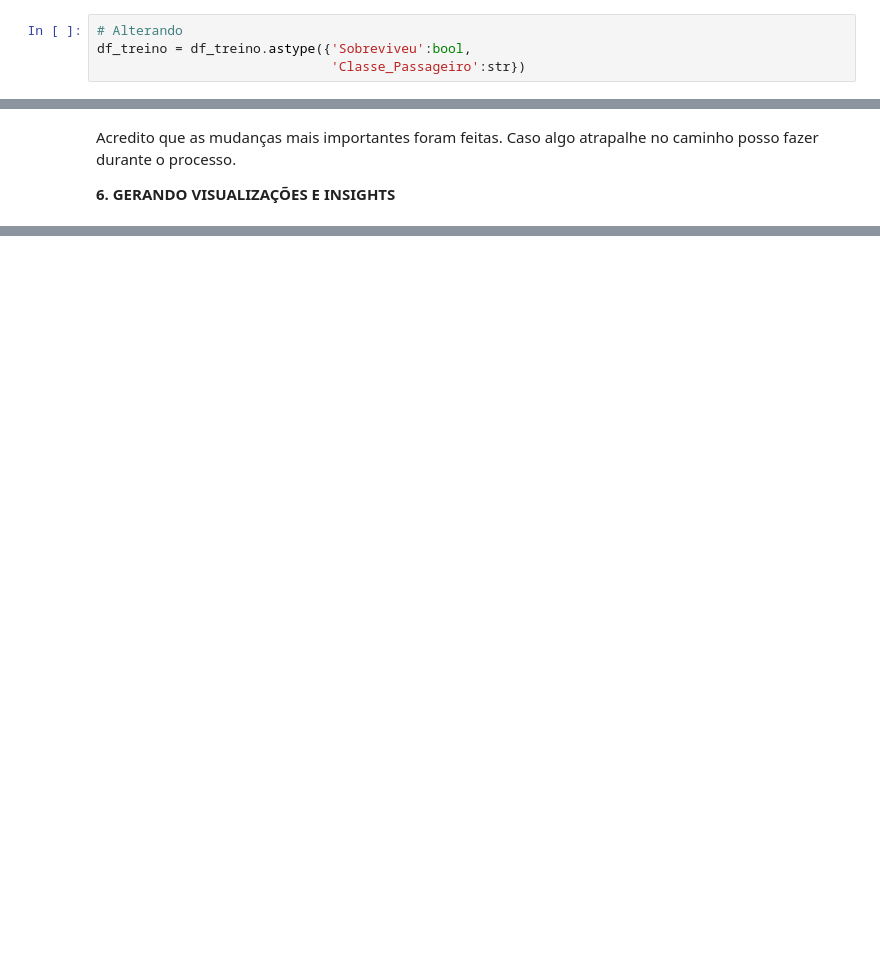
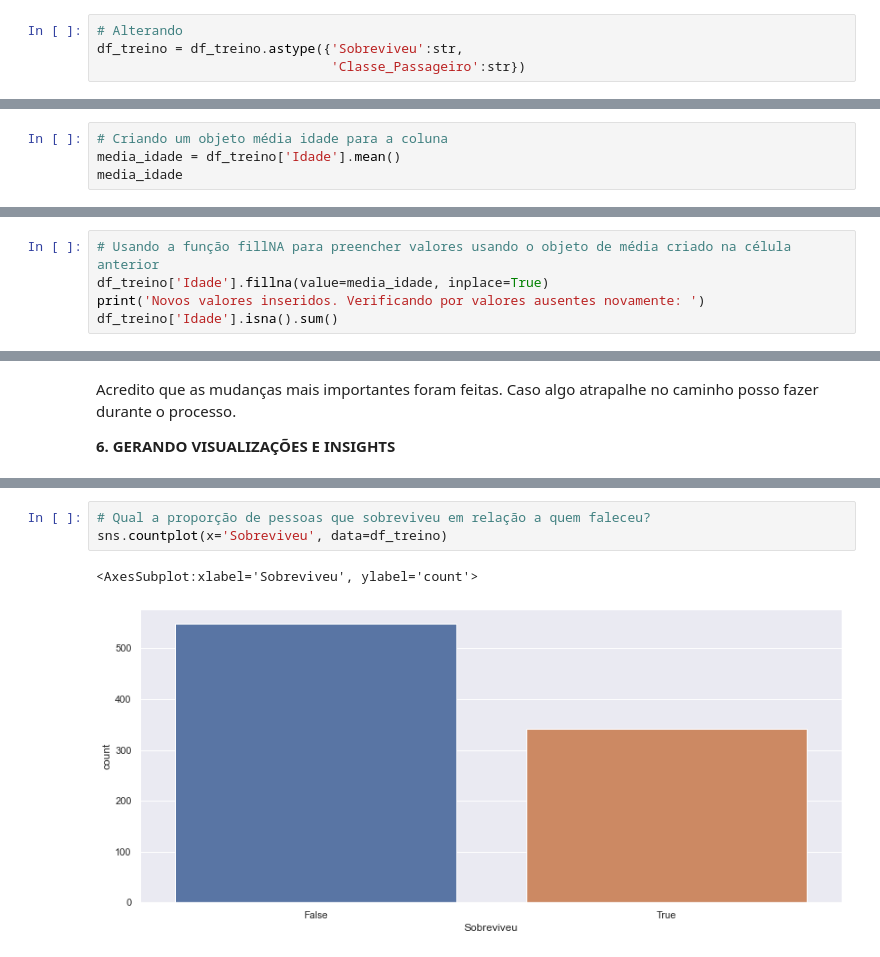
Before and after one commit to Rebeque/Titanic---Quem-sobreviveria-ETL-EDA-ML-Deploy-HTML-CSS-, a Jupyter notebook: Notebook_Titanic_Quem sobreviveria_v0.1.ipynb, the cells around one changed output, grey strips where cells are left out. Drawn from its saved outputs; the diff is of its cells as text; blank space fills up the shorter version.

Commit message:
Gerando visualizações início

```diff
--- a/Notebook_Titanic_Quem sobreviveria_v0.1.ipynb
+++ b/Notebook_Titanic_Quem sobreviveria_v0.1.ipynb
@@ -236,7 +239,7 @@ Local_Embarque        object
 dtype: object
 # %%
 # Alterando
-df_treino = df_treino.astype({'Sobreviveu':bool,
+df_treino = df_treino.astype({'Sobreviveu':str,
                               'Classe_Passageiro':str})
 # %% [markdown]
 Eu havia tentado trocar as idades dos passageiros para número INTEIRO já que o dataset apresenta essas idades como DECIMAIS, porém, não é possível converter valores ausentes para INT então vou manter como está. Existe uma perda de performance mas nada que vá atrapalhar no trabalho.
@@ -272,0 +283,4 @@ df_treino.describe()
+# %%
+# Criando um objeto média idade para a coluna
+media_idade = df_treino['Idade'].mean()
+media_idade
@@ -272,0 +289,5 @@ df_treino.describe()
+# %%
+# Usando a função fillNA para preencher valores usando o objeto de média criado na célula anterior
+df_treino['Idade'].fillna(value=media_idade, inplace=True)
+print('Novos valores inseridos. Verificando por valores ausentes novamente: ')
+df_treino['Idade'].isna().sum()
@@ -295,0 +330,6 @@ Acredito que as mudanças mais importantes foram feitas. Caso algo atrapalhe no
+# %%
+# Qual a proporção de pessoas que sobreviveu em relação a quem faleceu?
+sns.countplot(x='Sobreviveu', data=df_treino)
+# %% [output]
+<AxesSubplot:xlabel='Sobreviveu', ylabel='count'>
+[figure, added]
```
Also changed, not shown: parts of 24 cells of this notebook.
